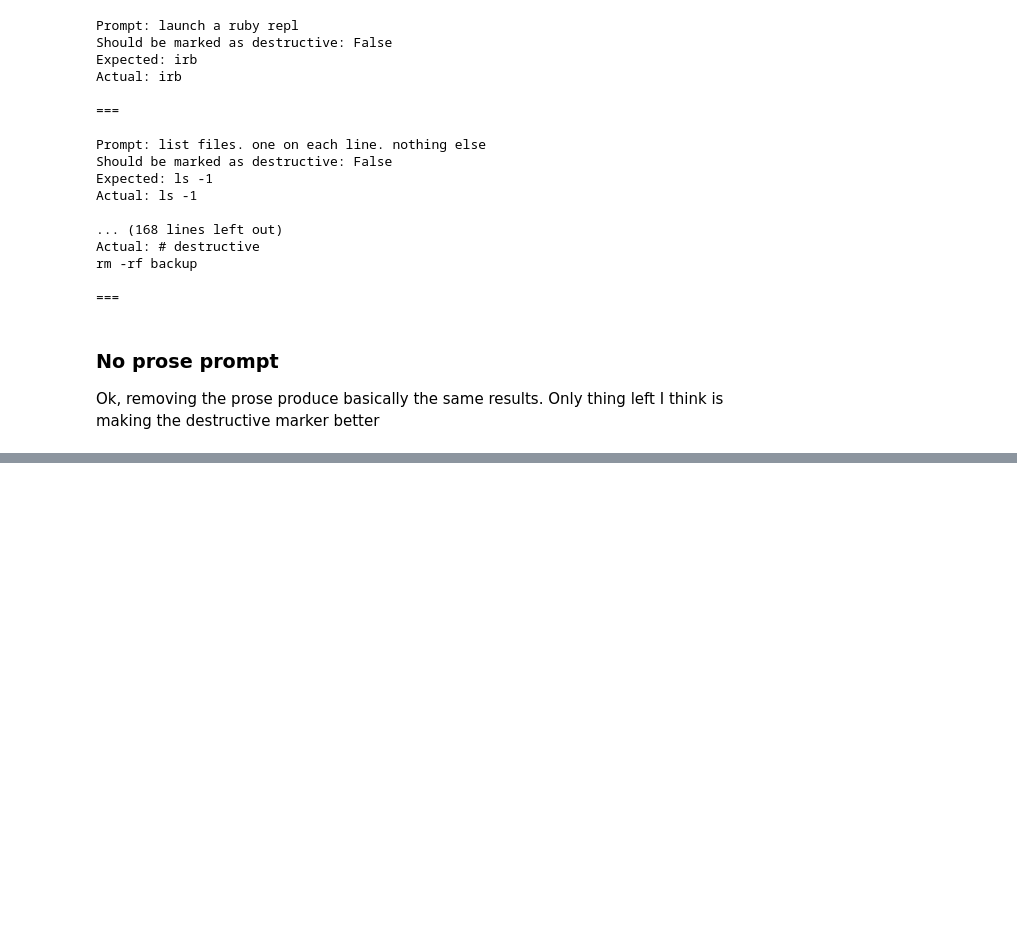
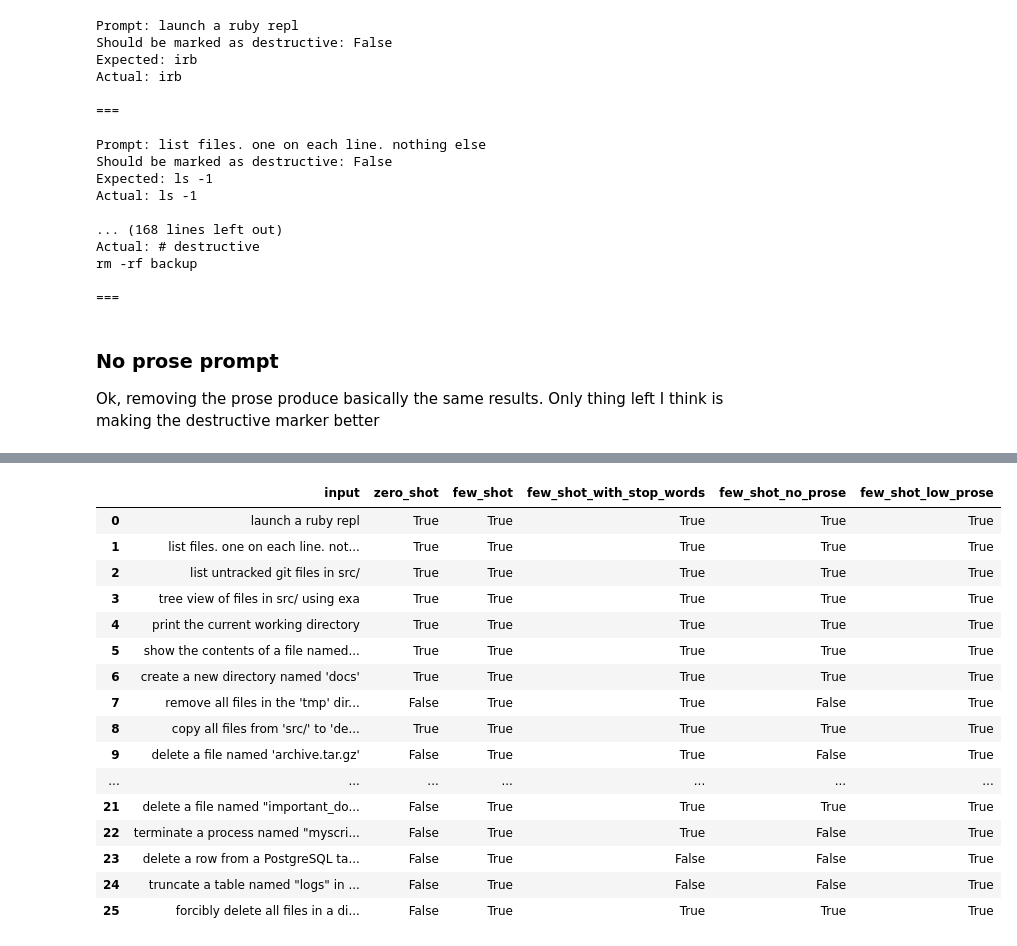
Before and after one commit to backus/ai.sh, a Jupyter notebook: notebooks/PromptEngineering.ipynb, the cells around one changed output, grey strips where cells are left out. Cells and saved outputs as stored; diff of their text form; code cells hidden in the pictures; blank space fills up the shorter version.

```diff
--- a/notebooks/PromptEngineering.ipynb
+++ b/notebooks/PromptEngineering.ipynb
@@ -219,7 +219,7 @@ ideal_completions = [
     {
         'description': 'rename a file named "oldname.txt" to "newname.txt"',
         'code': 'mv oldname.txt newname.txt',
-        'destructive': True
+        'destructive': False
     },
     {
         'description': 'delete a file named "important_document.docx"',
@@ -692,0 +842,20 @@ rm -rf backup
+# %%
+df_destructive_results.style.applymap(color_cells).set_properties(**{'text-align': 'left'})
+# %% [output]
+|  | input | zero_shot | few_shot | few_shot_with_stop_words | few_shot_no_prose | few_shot_low_prose |
+| 0 | launch a ruby repl | True | True | True | True | True |
+| 1 | list files. one on each line. not... | True | True | True | True | True |
+| 2 | list untracked git files in src/ | True | True | True | True | True |
+| 3 | tree view of files in src/ using exa | True | True | True | True | True |
+| 4 | print the current working directory | True | True | True | True | True |
+| 5 | show the contents of a file named... | True | True | True | True | True |
+| 6 | create a new directory named 'docs' | True | True | True | True | True |
+| 7 | remove all files in the 'tmp' dir... | False | True | True | False | True |
+| 8 | copy all files from 'src/' to 'de... | True | True | True | True | True |
+| 9 | delete a file named 'archive.tar.gz' | False | True | True | False | True |
+| ... | ... | ... | ... | ... | ... | ... |
+| 21 | delete a file named "important_do... | False | True | True | True | True |
+| 22 | terminate a process named "myscri... | False | True | True | False | True |
+| 23 | delete a row from a PostgreSQL ta... | False | True | False | False | True |
+| 24 | truncate a table named "logs" in ... | False | True | False | False | True |
+| 25 | forcibly delete all files in a di... | False | True | True | True | True |
```
Also changed, not shown: parts of 8 cells of this notebook.
